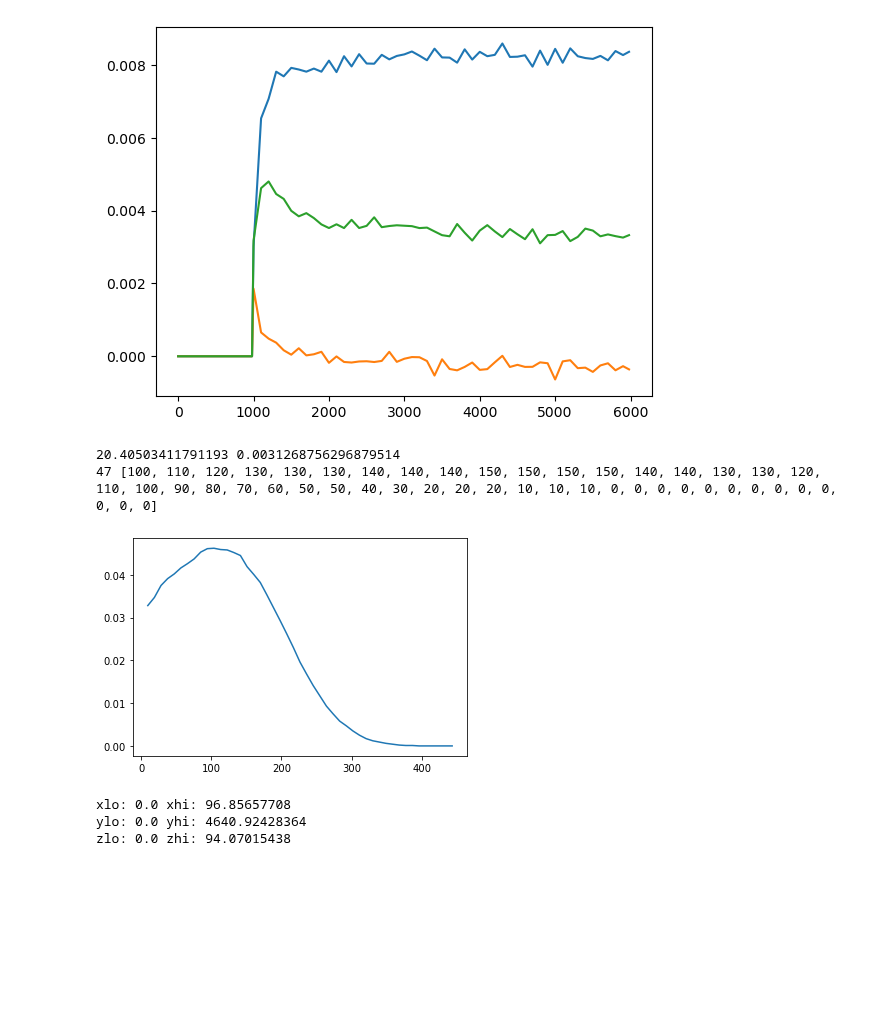
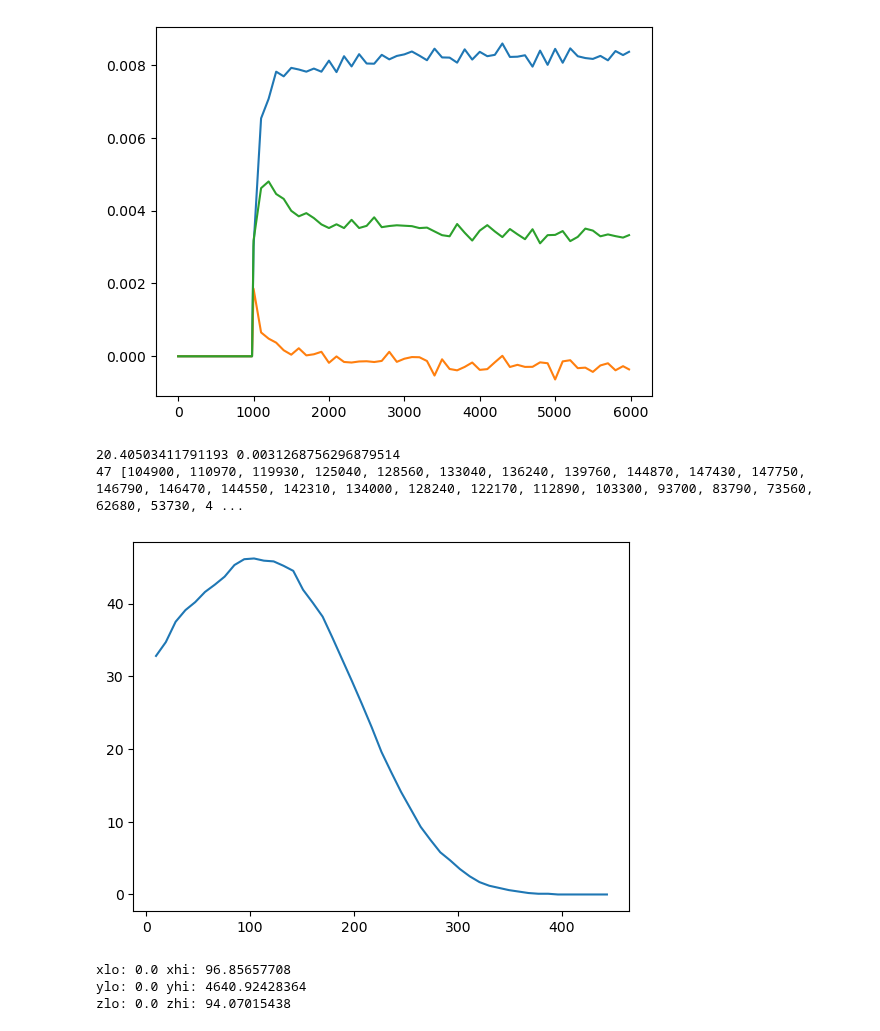
Before and after one commit to HE-RU10/ga2o3, a Jupyter notebook: FPA_realize_cascade.ipynb, the cells around one changed output. Drawn from its saved outputs; the diff is of its cells as text; code cells hidden in the pictures; blank space fills up the shorter version.

```diff
--- a/FPA_realize_cascade.ipynb
+++ b/FPA_realize_cascade.ipynb
@@ -319,3 +319,40 @@ xlo: -0.14382181802644567 xhi: 97.00039890169826
 ylo: -0.14662306115980783 yhi: 98.8896929257671
 zlo: -0.13968427372114434 zhi: 94.20983865391295
 (30, 8)
+# %%
+
+
+# Path to the LAMMPS data file
+datafile = '/Users/ruhe/Desktop/ga2o3/beta/fpa_mic_overlap/81920atoms.relaxed'
+output_file = '/Users/ruhe/Desktop/ga2o3/beta/fpa_mic_overlap/data.lastframe_120'
+
+xlo, xhi, ylo, yhi, zlo, zhi = None, None, None, None, None, None
+#Read through the file to find the box limits
+with open(datafile, 'r') as file:
+    for line in file:
+            # Search for xlo xhi, ylo yhi, and zlo zhi lines using regex
+        x_match = re.match(r"(-?\d+\.\d+)\s+(-?\d+\.\d+)\s+xlo xhi", line)
+        y_match = re.match(r"(-?\d+\.\d+)\s+(-?\d+\.\d+)\s+ylo yhi", line)
+        z_match = re.match(r"(-?\d+\.\d+)\s+(-?\d+\.\d+)\s+zlo zhi", line)
+
+        if x_match:
+            xlo, xhi = float(x_match.group(1)), float(x_match.group(2))
+        elif y_match:
+            ylo, yhi = float(y_match.group(1)), float(y_match.group(2))
+        elif z_match:
+            zlo, zhi = float(z_match.group(1)), float(z_match.group(2))
+
+    # Display extracted values
+print("xlo:", xlo, "xhi:", xhi)
+print("ylo:", ylo, "yhi:", yhi)
+print("zlo:", zlo, "zhi:", zhi)
+
+
+
+df=pd.read_csv(datafile, skiprows = 19, nrows=81920,sep="\s+",header=None)
+#print(df.describe())
+df.columns=['Particle Identifier','Particle Type','x','y','z','p1','p2','p3']
+df = df.apply(lambda col: pd.to_numeric(col, errors='coerce'))
+npka=2000
+PKAs= select_sparse_points(df, npka, min_distance=1)
+print(PKAs.shape)
@@ -438,12 +480,13 @@ plt.plot(log.get('Step'),(log.get("Lz")-log.get("Lz")[0])/log.get("Lz")[0])
 [figure]
 # %%
 #quick cascade
-fluence=2*10**13
+fluence=2*10**16
 path='/home/heruhe/Desktop/Ga2o3/combine_cells/SRIM/quick_calculation'
+path='/Users/ruhe/Desktop/ga2o3/rbs'
 fn=path+'/400keV-Ni-Ga2O3-KP-He.txt'
 # Read the CSV file with specified parameters
 df = pd.read_csv(fn, skiprows=4,  sep=r'\s+', names=['depth','dpa'],header=None)
-srim_dpa=df['dpa']/(2*10**13)*2*10**13
+srim_dpa=df['dpa']/(2*10**13)*fluence
 plt.plot(df['depth'],srim_dpa)
 
 #function to calculate displacements-per-atom (dpa)
@@ -460,35 +503,35 @@ TDEO1=17.44
 TDEO2=17.38
 TDEO3=17.07
 TDEGa1=22.91
 TDEGa2=20.04
 mO=15.9994
 mGa=69.72
 TDEga2o3=((TDEO1+TDEO2+TDEO3)*mO+(TDEGa1+TDEGa2)*mGa)/(2*mGa+3*mO)
 print(TDEga2o3,DPA(1500,10,193.294,81920,TDEga2o3))
 def PKA(E,dpa,estop,n,TDE):
     #input E:recoil energy
         #dpa:dpa value
         #estop:electronic stopping power,obtained by lammps logfile output stable 'f_elstop'
         #n:number of atoms
         #TDE: lattice dis-placement energy
     #output: npka cascade times
     Td=E-estop
     return (2*TDE*n*dpa)/(0.8*Td)
 
 pkal=[]
 for i in range(len(srim_dpa)):
     dpa=srim_dpa.iloc[i]
     #print(dpa)
     pka_dpa=PKA(1500,dpa,193.294,81920,TDEga2o3)
 
     pka=round(pka_dpa / 10) * 10
     #print(pka_dpa,pka)
     pkal.append(pka)
 print(len(pkal),pkal)
 # %% [output]
 20.40503411791193 0.0031268756296879514
-47 [100, 110, 120, 130, 130, 130, 140, 140, 140, 150, 150, 150, 150, 140, 140, 130, 130, 120, 110, 100, 90, 80, 70, 60, 50, 50, 40, 30, 20, 20, 20, 10, 10, 10, 0, 0, 0, 0, 0, 0, 0, 0, 0, 0, 0, 0, 0]
+47 [104900, 110970, 119930, 125040, 128560, 133040, 136240, 139760, 144870, 147430, 147750, 146790, 146470, 144550, 142310, 134000, 128240, 122170, 112890, 103300, 93700, 83790, 73560, 62680, 53730, 4 ...
-[figure, old version]
+[figure, new version]
 # %%
 def displacement_cell(dfcell,npka,xlo, xhi, ylo, yhi):
     PKAs= select_sparse_points(dfcell, npka, min_distance=10)
```
Also changed, not shown: parts of 3 cells of this notebook, 5 other files.
